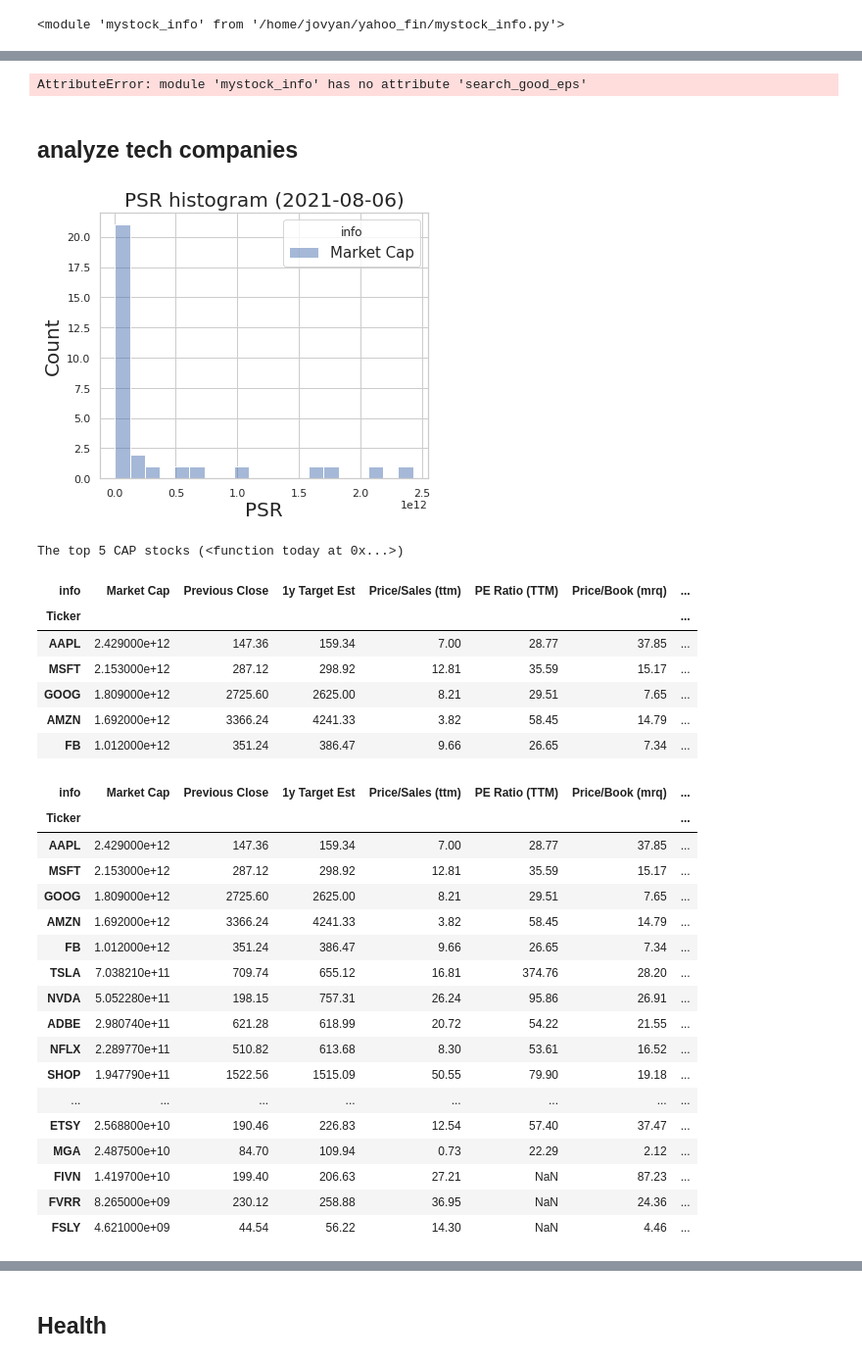
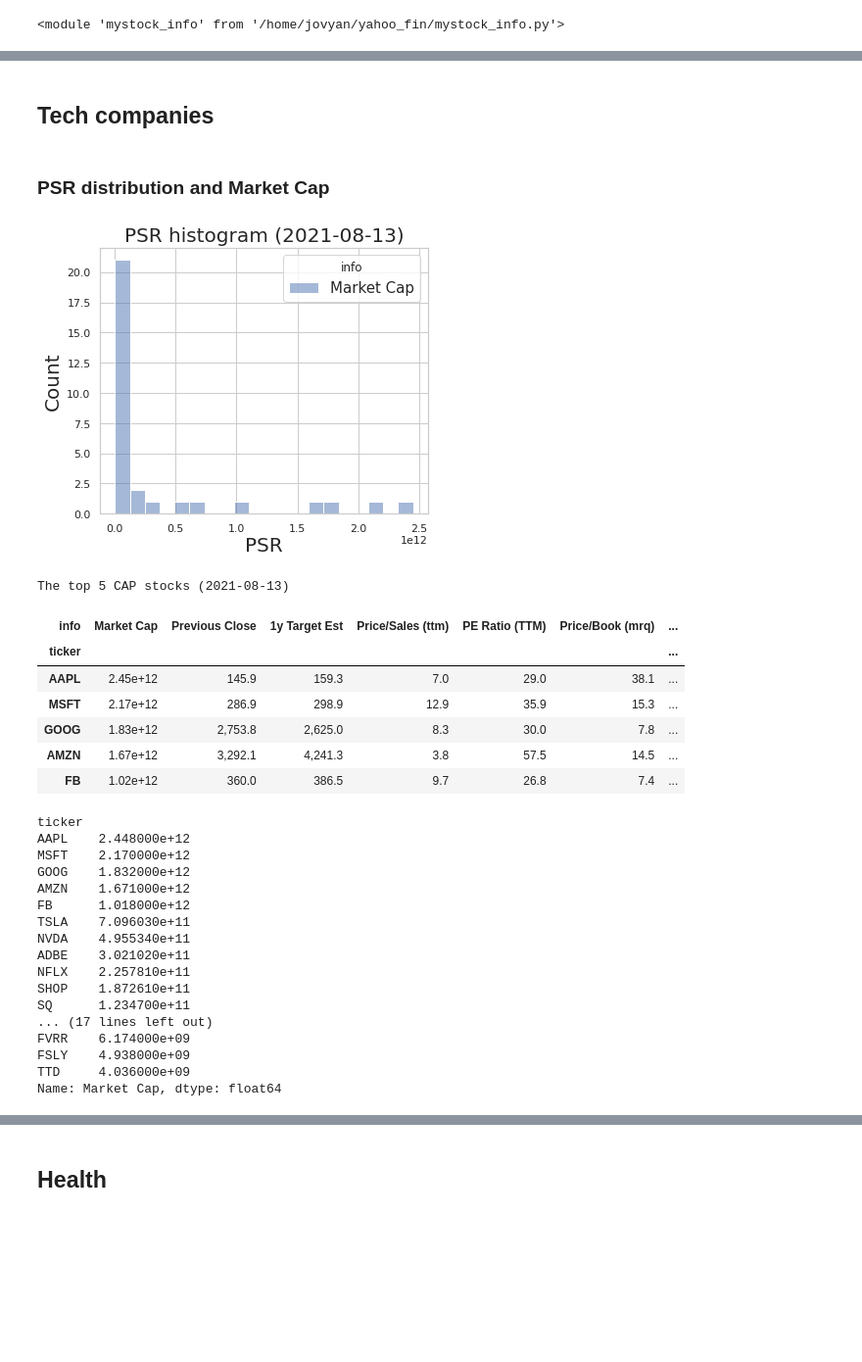
Before and after one commit to jnishii/stock-analysis, a Jupyter notebook: yahoo_fin/EPS-analysis.ipynb, the cells around one changed output, grey strips where cells are left out. Shown: that part at 98% size. Drawn from its saved outputs; the diff is of its cells as text; code cells hidden in the pictures; blank space fills up the shorter version.

```diff
--- a/yahoo_fin/EPS-analysis.ipynb
+++ b/yahoo_fin/EPS-analysis.ipynb
@@ -23,11 +19,5 @@ importlib.reload(mi)
-# %%
-# pd.set_option('display.max_rows', df.shape[0]+1)
-tickers_nasdaq = si.tickers_nasdaq()
-ret=mi.search_good_eps(tickers_nasdaq[:10],last=40,threshold=95,min_qtrs=20)
-# %% [output]
-AttributeError: module 'mystock_info' has no attribute 'search_good_eps'
 # %% [markdown]
-## analyze tech companies
+## Tech companies
 # %%
 fangam=["FB","AAPL","NFLX","GOOG","AMZN","MSFT"]
 
@@ -47,43 +37,47 @@ growth2=fintech+media+techs+eauto
 E12 = ["FB", "AAPL", "GOOG", "AMZN", "MSFT"] #Billions
 E11 = ["NFLX", "TSLA","ADBE", "NVDA", "SHOP", "SQ", "ZM"] # over 100 million
 E10_5 = ( # Over 50 million
-    ["CRWD", "TWLO","TWTR"]
-    + [ "DOCU", "ROKU", "ABNB"]
-    + ["GM", "F"]
+    ["ABNB", "GM", "F"]
+    + ["CRWD", "TWLO","TWTR"]
+    + [ "DOCU"]
 )
-E10_1 = ["EPAM","U", "MGA","ZS","OKTA",  "TTD", "ETSY","FIVN", "PINS"] # over 10 million
+E10_1 = ["ROKU","OKTA", "EPAM","U", "MGA","ZS", "ETSY","FIVN", "PINS"] # over 10 million
 
-E9 = ["FVRR","FSLY"] # over 1 million
+E9 = ["FVRR","FSLY",  "TTD"] # over 1 million
 
 LIST=E12+E11+E10_5+E10_1+E9
 ###
+# %% [markdown]
+### PSR distribution and Market Cap
 # %%
-mi.plot_valuation(LIST, table=False,key="Cap")
+import importlib
+importlib.reload(mi)
+df=mi.show_valuation(LIST, table=False, key="Cap")
+df["Market Cap"]
 # %% [output]
-[figure, old version]
+[figure, new version]
-The top 5 CAP stocks (<function today at 0x...>)
+The top 5 CAP stocks (2021-08-13)
 | info | Market Cap | Previous Close | 1y Target Est | Price/Sales (ttm) | PE Ratio (TTM) | Price/Book (mrq) | ... |
-| Ticker |  |  |  |  |  |  | ... |
-| AAPL | 2.429000e+12 | 147.36 | 159.34 | 7.00 | 28.77 | 37.85 | ... |
-| MSFT | 2.153000e+12 | 287.12 | 298.92 | 12.81 | 35.59 | 15.17 | ... |
-| GOOG | 1.809000e+12 | 2725.60 | 2625.00 | 8.21 | 29.51 | 7.65 | ... |
-| AMZN | 1.692000e+12 | 3366.24 | 4241.33 | 3.82 | 58.45 | 14.79 | ... |
-| FB | 1.012000e+12 | 351.24 | 386.47 | 9.66 | 26.65 | 7.34 | ... |
+| ticker |  |  |  |  |  |  | ... |
+| AAPL | 2.45e+12 | 145.9 | 159.3 | 7.0 | 29.0 | 38.1 | ... |
+| MSFT | 2.17e+12 | 286.9 | 298.9 | 12.9 | 35.9 | 15.3 | ... |
+| GOOG | 1.83e+12 | 2,753.8 | 2,625.0 | 8.3 | 30.0 | 7.8 | ... |
+| AMZN | 1.67e+12 | 3,292.1 | 4,241.3 | 3.8 | 57.5 | 14.5 | ... |
+| FB | 1.02e+12 | 360.0 | 386.5 | 9.7 | 26.8 | 7.4 | ... |
-| info | Market Cap | Previous Close | 1y Target Est | Price/Sales (ttm) | PE Ratio (TTM) | Price/Book (mrq) | ... |
-| Ticker |  |  |  |  |  |  | ... |
-| AAPL | 2.429000e+12 | 147.36 | 159.34 | 7.00 | 28.77 | 37.85 | ... |
-| MSFT | 2.153000e+12 | 287.12 | 298.92 | 12.81 | 35.59 | 15.17 | ... |
-| GOOG | 1.809000e+12 | 2725.60 | 2625.00 | 8.21 | 29.51 | 7.65 | ... |
-| AMZN | 1.692000e+12 | 3366.24 | 4241.33 | 3.82 | 58.45 | 14.79 | ... |
-| FB | 1.012000e+12 | 351.24 | 386.47 | 9.66 | 26.65 | 7.34 | ... |
-| TSLA | 7.038210e+11 | 709.74 | 655.12 | 16.81 | 374.76 | 28.20 | ... |
-| NVDA | 5.052280e+11 | 198.15 | 757.31 | 26.24 | 95.86 | 26.91 | ... |
-| ADBE | 2.980740e+11 | 621.28 | 618.99 | 20.72 | 54.22 | 21.55 | ... |
-| NFLX | 2.289770e+11 | 510.82 | 613.68 | 8.30 | 53.61 | 16.52 | ... |
-| SHOP | 1.947790e+11 | 1522.56 | 1515.09 | 50.55 | 79.90 | 19.18 | ... |
-| ... | ... | ... | ... | ... | ... | ... | ... |
-| ETSY | 2.568800e+10 | 190.46 | 226.83 | 12.54 | 57.40 | 37.47 | ... |
-| MGA | 2.487500e+10 | 84.70 | 109.94 | 0.73 | 22.29 | 2.12 | ... |
-| FIVN | 1.419700e+10 | 199.40 | 206.63 | 27.21 | NaN | 87.23 | ... |
-| FVRR | 8.265000e+09 | 230.12 | 258.88 | 36.95 | NaN | 24.36 | ... |
-| FSLY | 4.621000e+09 | 44.54 | 56.22 | 14.30 | NaN | 4.46 | ... |
+ticker
+AAPL    2.448000e+12
+MSFT    2.170000e+12
+GOOG    1.832000e+12
+AMZN    1.671000e+12
+FB      1.018000e+12
+TSLA    7.096030e+11
+NVDA    4.955340e+11
+ADBE    3.021020e+11
+NFLX    2.257810e+11
+SHOP    1.872610e+11
+SQ      1.234700e+11
+... (17 lines left out)
+FVRR    6.174000e+09
+FSLY    4.938000e+09
+TTD     4.036000e+09
+Name: Market Cap, dtype: float64
```
Also changed, not shown: parts of 12 cells of this notebook, 5 other files.
